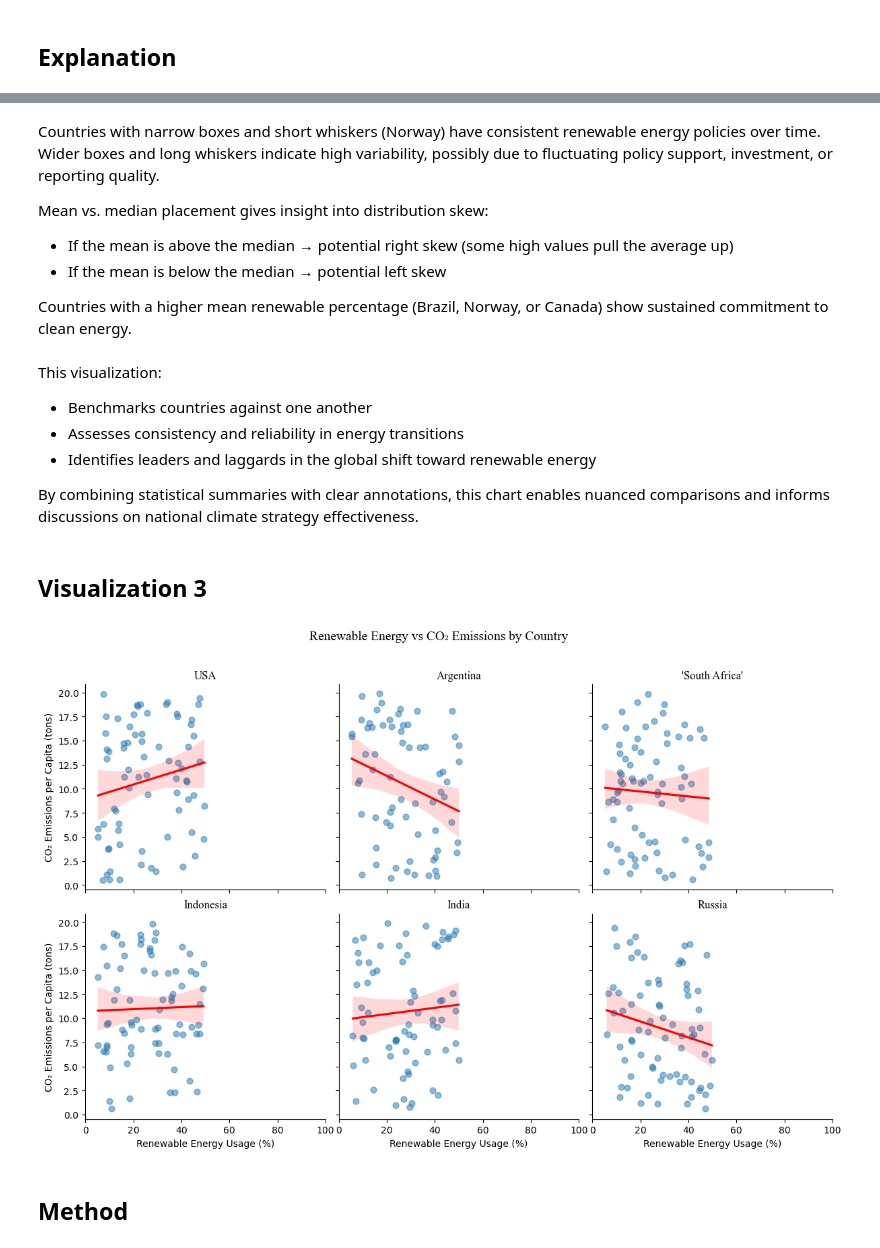
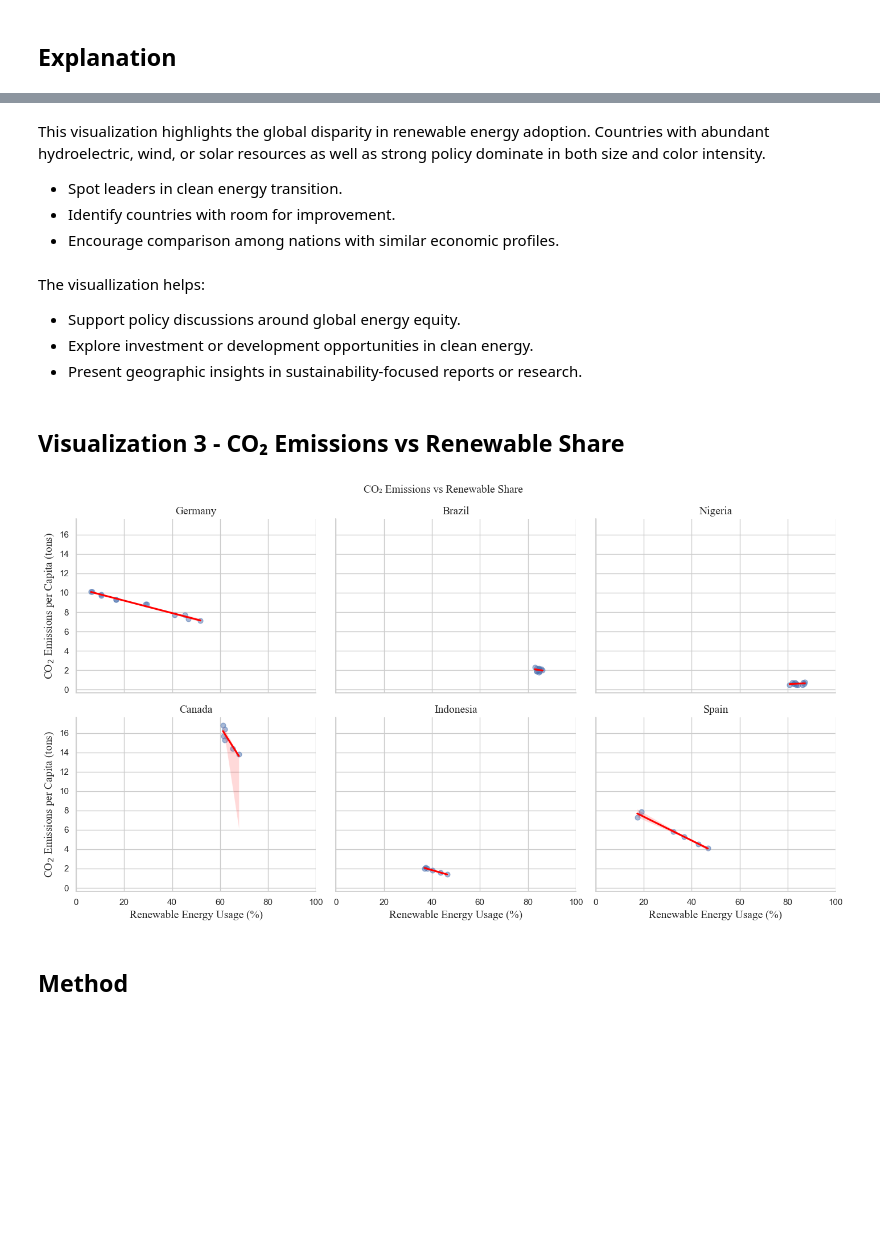
Before and after one commit to rubyr12/445FinalProject, a Jupyter notebook: YarixaPerez-Stage3/YarixaPerez_Stage3.ipynb, the cells around one changed output, grey strips where cells are left out. Saved outputs shown, nothing was run; the diff lists cells and outputs as text; code cells hidden in the pictures; blank space fills up the shorter version.

Commit message:
added updated visualizations and dataset

```diff
--- a/YarixaPerez-Stage3/YarixaPerez_Stage3.ipynb
+++ b/YarixaPerez-Stage3/YarixaPerez_Stage3.ipynb
@@ -164,57 +123,78 @@ The countries are shown on the x-axis, while the y-axis represents renewable ene
 # %% [markdown]
-Countries with narrow boxes and short whiskers (Norway) have consistent renewable energy policies over time. Wider boxes and long whiskers indicate high variability, possibly due to fluctuating policy support, investment, or reporting quality.
+This visualization highlights the global disparity in renewable energy adoption. Countries with abundant hydroelectric, wind, or solar resources as well as strong policy dominate in both size and color intensity.
 
-Mean vs. median placement gives insight into distribution skew:
-
-- If the mean is above the median → potential right skew (some high values pull the average up)
-- If the mean is below the median → potential left skew
-
-Countries with a higher mean renewable percentage (Brazil, Norway, or Canada) show sustained commitment to clean energy.
+- Spot leaders in clean energy transition.
+- Identify countries with room for improvement.
+- Encourage comparison among nations with similar economic profiles.
 # %% [markdown]
-This visualization:
+The visuallization helps:
 
-- Benchmarks countries against one another
-- Assesses consistency and reliability in energy transitions
-- Identifies leaders and laggards in the global shift toward renewable energy
-
-By combining statistical summaries with clear annotations, this chart enables nuanced comparisons and informs discussions on national climate strategy effectiveness.
+- Support policy discussions around global energy equity.
+- Explore investment or development opportunities in clean energy.
+- Present geographic insights in sustainability-focused reports or research.
 # %% [markdown]
-## Visualization 3
+## Visualization 3 - CO₂ Emissions vs Renewable Share
 # %%
 import pandas as pd
 import matplotlib.pyplot as plt
 import seaborn as sns
 
+# For Jupyter Notebooks: ensure inline rendering
+%matplotlib inline
+
 # Load the dataset
-temperature_df = pd.read_csv("temperature.csv")  # Adjust path if needed
+df = pd.read_csv("update_temperature.csv")
 
-# Filter for top 6 countries with most data entries
-top_countries = temperature_df['Country'].value_counts().nlargest(6).index
-subset = temperature_df[temperature_df['Country'].isin(top_countries)]
+# Convert relevant columns to numeric
+df['Renewable_Energy_pct'] = pd.to_numeric(df['Renewable_Energy_pct'], errors='coerce')
+df['CO2_Emissions_tons_per_capita'] = pd.to_numeric(df['CO2_Emissions_tons_per_capita'], errors='coerce')
 
-# Create the faceted regression plots
+# Drop rows with missing values
+df.dropna(subset=['Renewable_Energy_pct', 'CO2_Emissions_tons_per_capita'], inplace=True)
+
+# Get top 6 countries by average renewable energy usage
+top_countries = (
+    df.groupby('Country')['Renewable_Energy_pct']
+    .max()
+    .nlargest(6)
+    .index
+)
+subset = df[df['Country'].isin(top_countries)]
+
+# Seaborn theme
+sns.set_theme(style="whitegrid")
+
+# Create faceted regression plots
 g = sns.lmplot(
     data=subset,
     x='Renewable_Energy_pct',
     y='CO2_Emissions_tons_per_capita',
     col='Country',
     col_wrap=3,
     height=4,
+    aspect=1.2,
     scatter_kws={'alpha': 0.5, 's': 40},
     line_kws={'color': 'red'}
 )
 
-# Update titles and labels
-g.set_axis_labels("Renewable Energy Usage (%)", "CO₂ Emissions per Capita (tons)")
-g.set_titles(col_template="{col_name}", size=12, fontname="Times New Roman")
-g.fig.suptitle("Renewable Energy vs CO₂ Emissions by Country", fontsize=14, fontname="Times New Roman")
-g.set(xlim=(0, 100))  # Optional: standardize x-axis if relevant
+# Labels
+g.set_axis_labels("Renewable Energy Usage (%)", r"CO$_2$ Emissions per Capita (tons)", fontname="Times New Roman", fontsize=14)
+g.set_titles(col_template="{col_name}", size=14, fontname="Times New Roman")
+g.fig.suptitle(
+    "CO₂ Emissions vs Renewable Share",
+    fontsize=14,
+    fontname="Times New Roman"
+)
+
+# Standardize x-axis
+g.set(xlim=(0, 100))
 
 g.fig.subplots_adjust(top=0.88)
 g.savefig("renewable_vs_co2_by_country.png", dpi=300, bbox_inches='tight')
+plt.tight_layout()
 plt.show()
 # %% [output]
-[figure, old version]
+[figure, new version]
 # %% [markdown]
 ## Method
 # %% [markdown]
```
Also changed, not shown: parts of 26 cells of this notebook, 4 other files.
